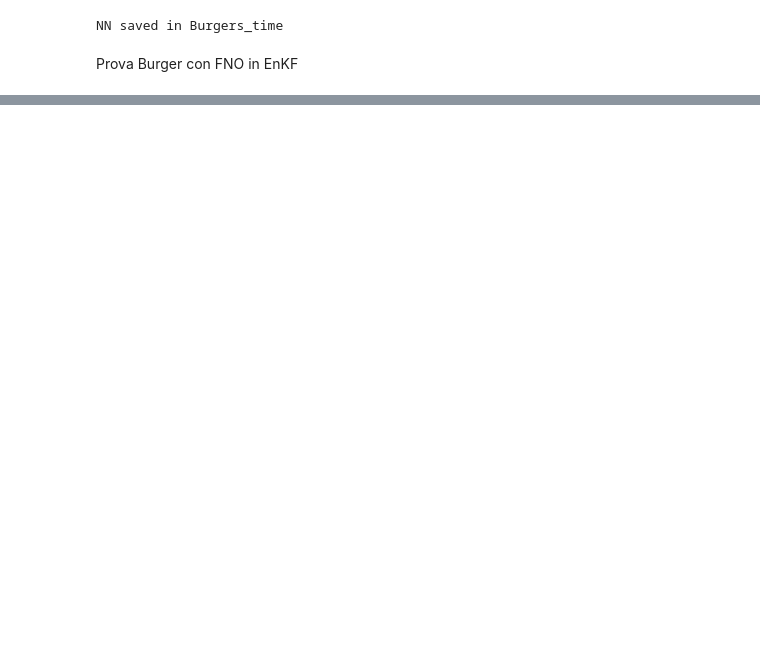
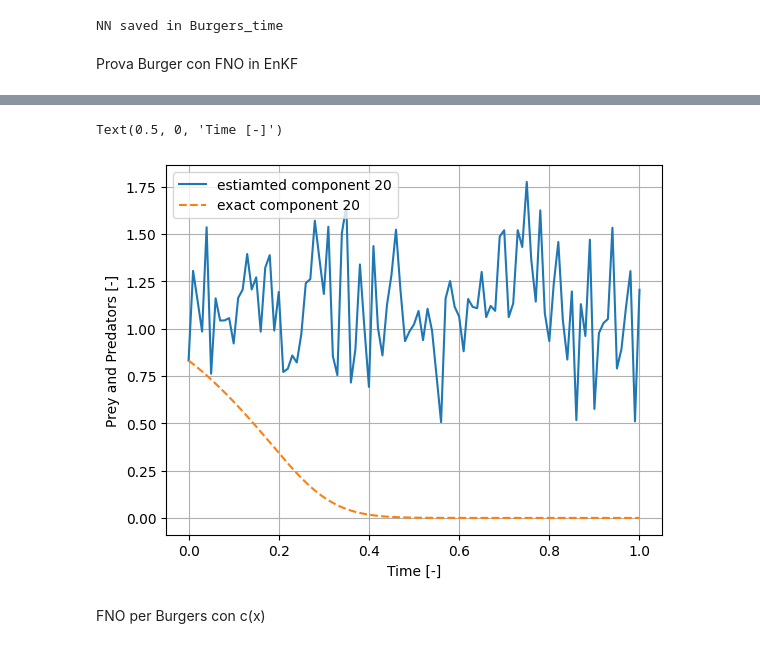
Before and after one commit to Adrianominora/Prevision, a Jupyter notebook: scripts/Prova_libreria.ipynb, the cells around one changed output, grey strips where cells are left out. Cells and saved outputs as stored; diff of their text form; code cells hidden in the pictures; blank space fills up the shorter version.

```diff
--- a/scripts/Prova_libreria.ipynb
+++ b/scripts/Prova_libreria.ipynb
@@ -577,0 +582,17 @@ ValueError: dim must be between 2 and 4
+# %%
+tt=np.arange(0,T+dt,dt)
+ttt = np.arange(0,T,1/u_ex.shape[0])
+plt.figure()
+plt.grid(True)
+for k in range(Nx+1):
+    if k==20:
+        plt.plot(tt,u_hat[:,k], label='estiamted component '+str(k))
+        plt.plot(ttt,u_ex[:,k], label='exact component '+str(k), linestyle='--')
+plt.legend()
+plt.ylabel('Prey and Predators [-]')
+plt.xlabel('Time [-]')
+# %% [output]
+Text(0.5, 0, 'Time [-]')
+[figure, added]
+# %% [markdown]
+FNO per Burgers con c(x)
```
Also changed, not shown: parts of 8 cells of this notebook.
